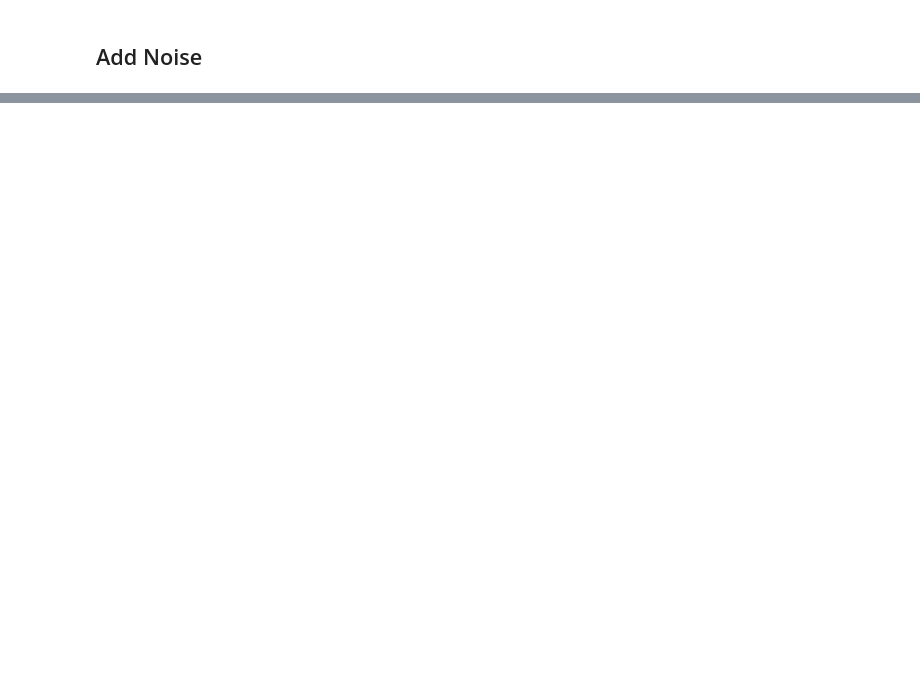
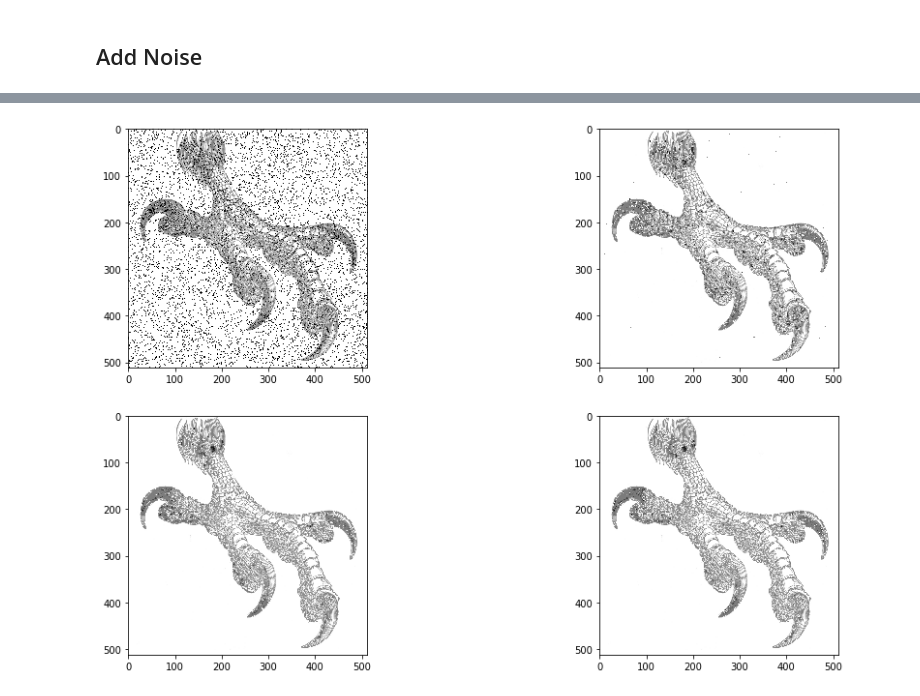
Before and after one commit to brennanmcfarland/pgm, a Jupyter notebook: Homework 2 Excercise 3.ipynb, the cells around one changed output, grey strips where cells are left out. Drawn from its saved outputs; the diff is of its cells as text; code cells hidden in the pictures; blank space fills up the shorter version.

```diff
--- a/Homework 2 Excercise 3.ipynb
+++ b/Homework 2 Excercise 3.ipynb
@@ -62,0 +224,17 @@ Thus the joint distribution over $x$ and $y$ i
+# %%
+medFilterExt = lambda hidden, observation: extendEnergyFunction(hidden, observation,
+                                                                alpha=0, beta=1, gamma=0.1,
+                                                                phi=0, sigma=0, eta=0)
+
+medFilterLarge = lambda hidden, observation: extendEnergyFunction(hidden, observation,
+                                                                  alpha=0, beta=0, gamma=0,
+                                                                  phi=1, sigma=0, eta=0)
+
+# denoise image with new energy functions
+imrecMedExt = denoise(imnsy, medFilterExt)
+imrecMedLag = denoise(imnsy, medFilterLarge)
+
+# compare result from different median filter
+showimgs(imnsy, imrecMed, imrecMedExt, imrecMedLag)
+# %% [output]
+[figure, added]
```
Also changed, not shown: parts of 24 cells of this notebook, 2 other files.
